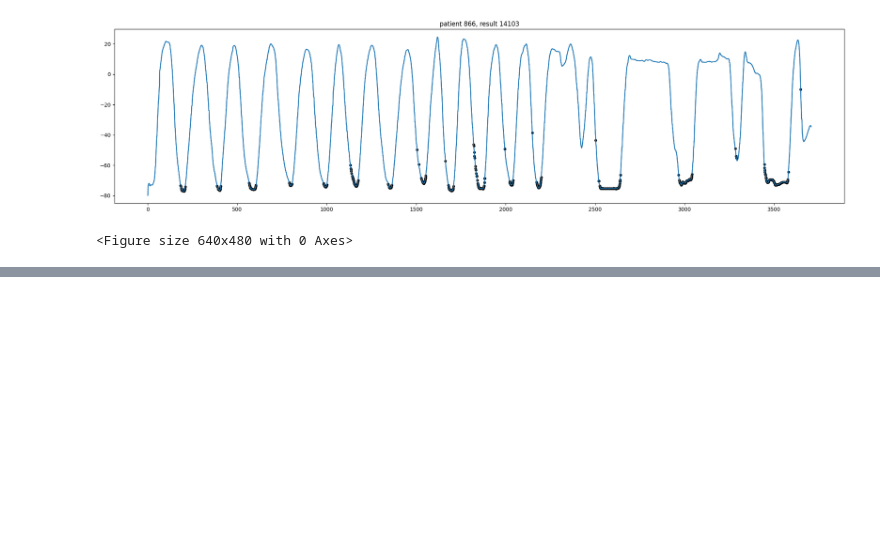
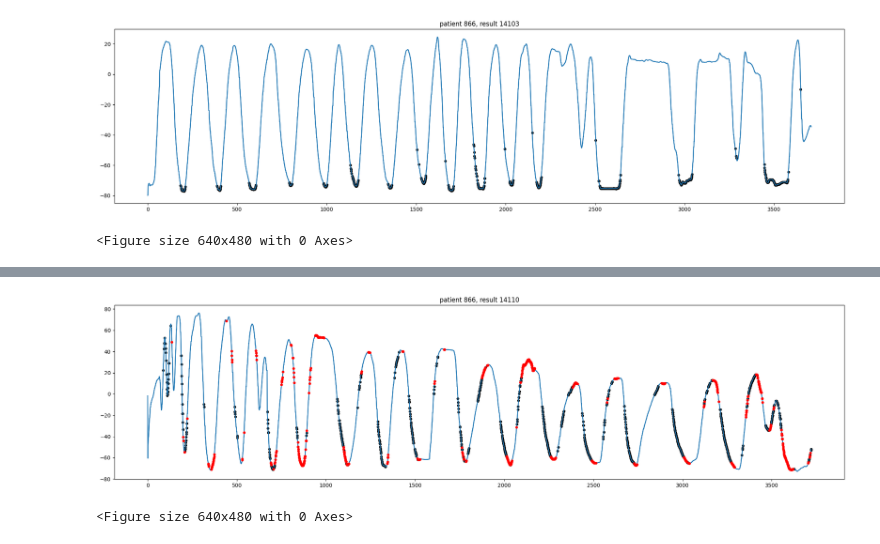
Before and after one commit to sensodevices/imu-gesture-recognition-notebook, a Jupyter notebook: data-collection.ipynb, the cells around one changed output, grey strips where cells are left out. Saved outputs shown, nothing was run; the diff lists cells and outputs as text; code cells hidden in the pictures; blank space fills up the shorter version.

```diff
--- a/data-collection.ipynb
+++ b/data-collection.ipynb
@@ -312,0 +340,5 @@ plot_mark_ranges_preds(result_id=14103, key='position_type')
+# %%
+plot_mark_ranges_preds(result_id=14110, key='position_type')
+# %% [output]
+[figure, added]
+<Figure size 640x480 with 0 Axes>
```
Also changed, not shown: parts of 11 cells of this notebook, 1 other file.
